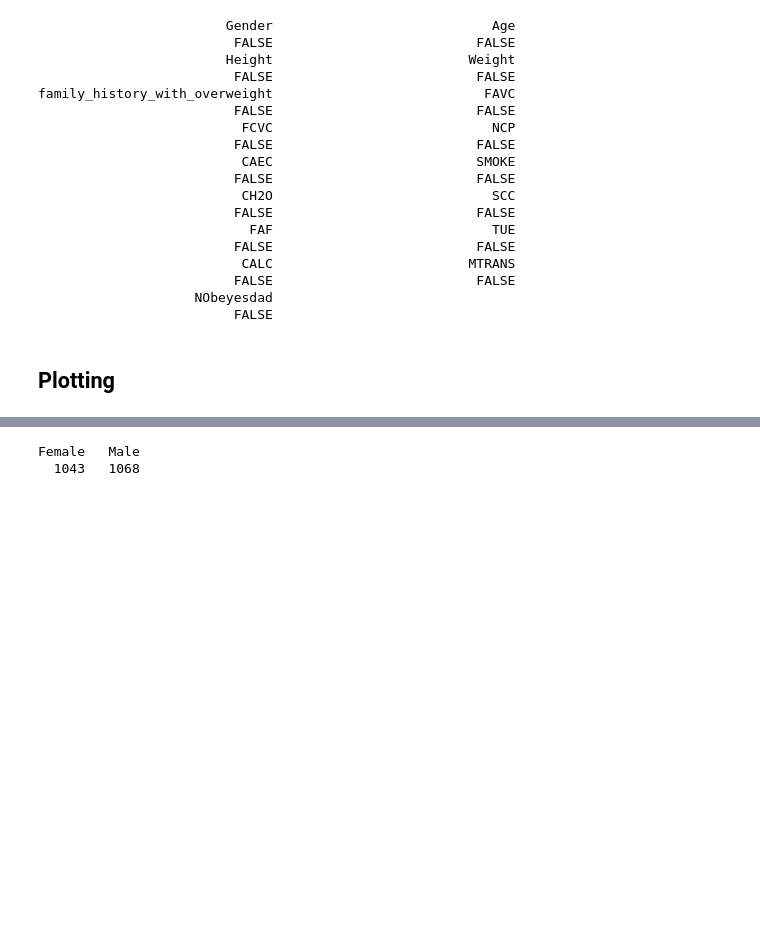
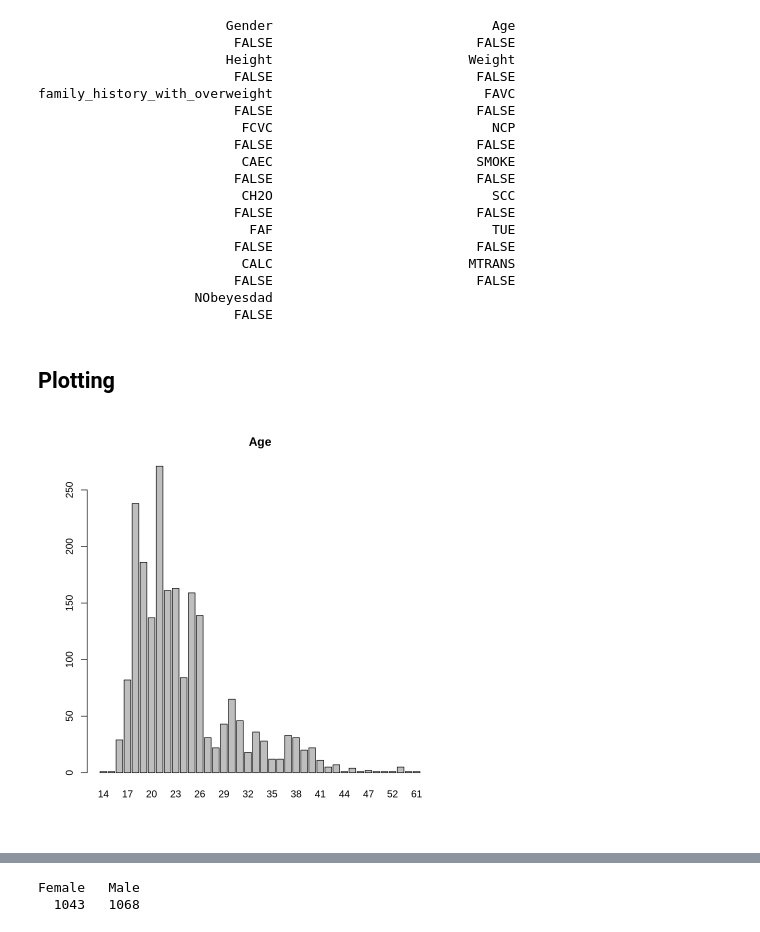
Before and after one commit to BryanEgbert/obesity_classification, a Jupyter notebook: main.ipynb, the cells around one changed output, grey strips where cells are left out. Saved outputs shown, nothing was run; the diff lists cells and outputs as text; code cells hidden in the pictures; blank space fills up the shorter version.

Commit message:
plot numeric columns

```diff
--- a/main.ipynb
+++ b/main.ipynb
@@ -57,6 +71,7 @@ cleaned_df <- transform(df,
                         SMOKE = as.factor(SMOKE),
                         SCC = as.factor(SCC),
                         FAF = as.integer(FAF),
+                        TUE = as.integer(TUE),
                         CALC = as.factor(CALC),
                         MTRANS = as.factor(MTRANS),
                         NObeyesdad = as.factor(NObeyesdad))
@@ -94,3 +109,7 @@ family_history_with_overweight                           FAVC
                          FALSE
 # %% [markdown]
 ## Plotting
+# %%
+barplot(table(cleaned_df$Age), main="Age")
+# %% [output]
+[figure, added]
```
Also changed, not shown: parts of 18 cells of this notebook.
